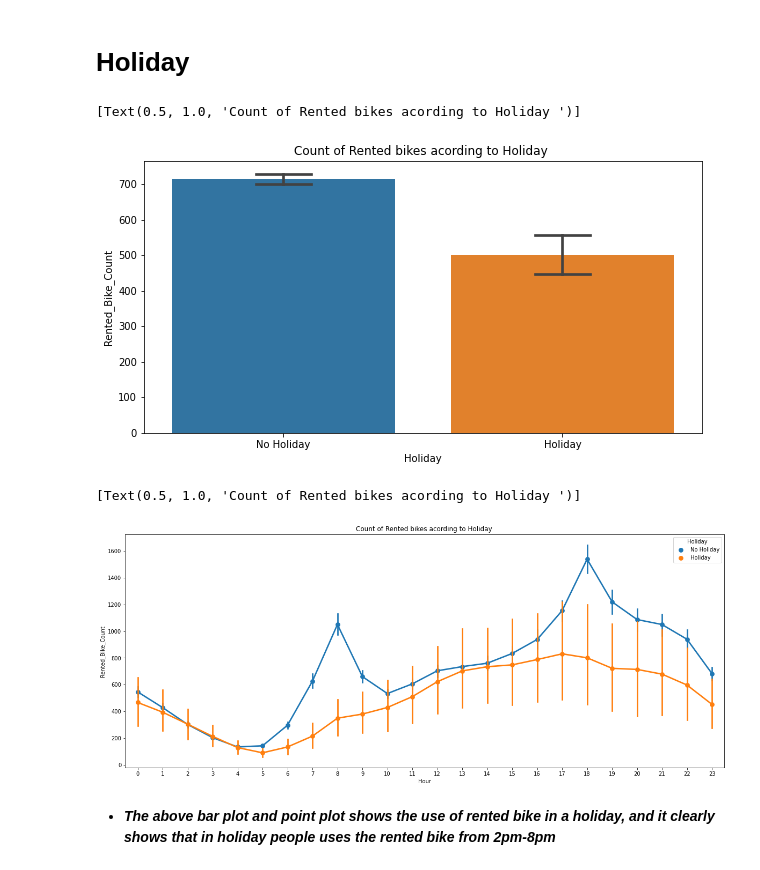
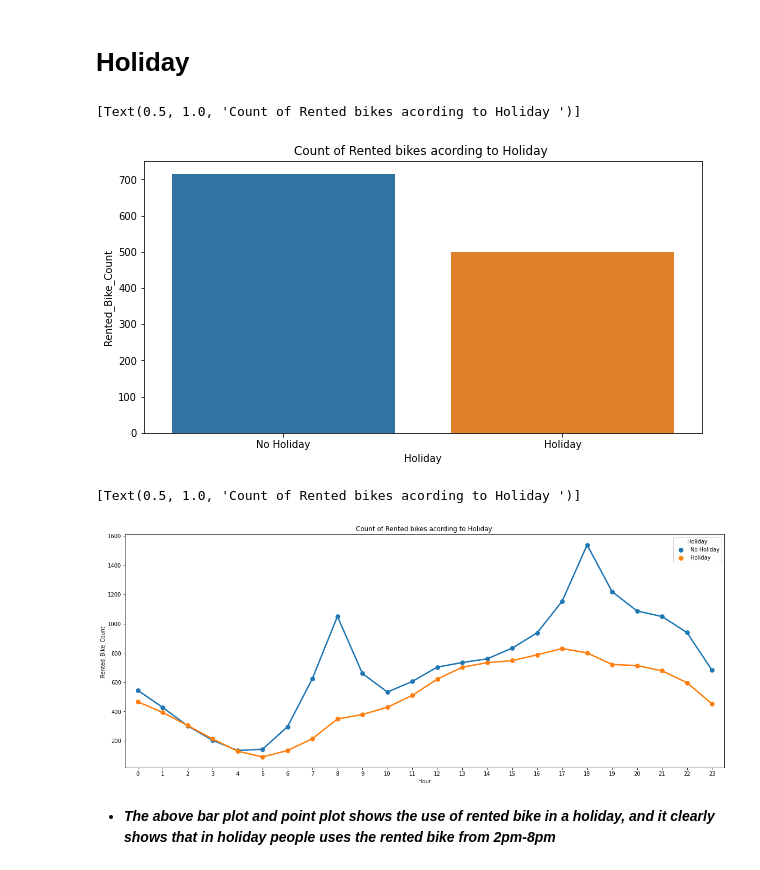
Before and after one commit to V-dit/Supervised-regression-bike-sharing-demand-prediction, a Jupyter notebook: Bike_Sharing_Demand_Prediction_Capstone_Project.ipynb, the cells around one changed output. Drawn from its saved outputs; the diff is of its cells as text; code cells hidden in the pictures.

```diff
--- a/Bike_Sharing_Demand_Prediction_Capstone_Project.ipynb
+++ b/Bike_Sharing_Demand_Prediction_Capstone_Project.ipynb
@@ -79,7 +79,7 @@ drive.mount('/content/drive')
 Mounted at /content/drive
 # %%
 # Load the seol bike data set from drive which is given
-bike_df=pd.read_csv('/content/drive/MyDrive/Colab Notebooks/Supervised-ML-Regression-Capstone-Project-Bike-Sharing-Demand-Prediction/SeoulBikeData.csv',encoding ='latin')
+bike_df=pd.read_csv('/content/drive/MyDrive/Learnings/AI ML Data Science/1. Alma Better/Colab Notebooks/Regression - Capstone Project/data/SeoulBikeData.csv',encoding ='latin')
 # %% [markdown]
 # **Understand More About The Data**
 # %% [markdown]
@@ -499,19 +516,19 @@ ax.set(title='Count of Rented bikes acording to seasons ')
 # %%
 # Anlysis of data by vizualisation
 fig,ax=plt.subplots(figsize=(10,5))
-sns.barplot(data=bike_df,x='Holiday',y='Rented_Bike_Count',ax=ax,capsize=.2)
+sns.barplot(data=bike_df,x='Holiday',y='Rented_Bike_Count',ax=ax,capsize=.2,ci=None)
 ax.set(title='Count of Rented bikes acording to Holiday ')
 # %% [output]
 [Text(0.5, 1.0, 'Count of Rented bikes acording to Holiday ')]
-[figure, old version]
+[figure, new version]
 # %%
 # Anlysis of data by vizualisation
 fig,ax=plt.subplots(figsize=(20,8))
-sns.pointplot(data=bike_df,x='Hour',y='Rented_Bike_Count',hue='Holiday',ax=ax)
+sns.pointplot(data=bike_df,x='Hour',y='Rented_Bike_Count',hue='Holiday',ax=ax,ci=None)
 ax.set(title='Count of Rented bikes acording to Holiday ')
 # %% [output]
 [Text(0.5, 1.0, 'Count of Rented bikes acording to Holiday ')]
-[figure, old version]
+[figure, new version]
 # %% [markdown]
 
 
```
Also changed, not shown: parts of 17 cells of this notebook.
